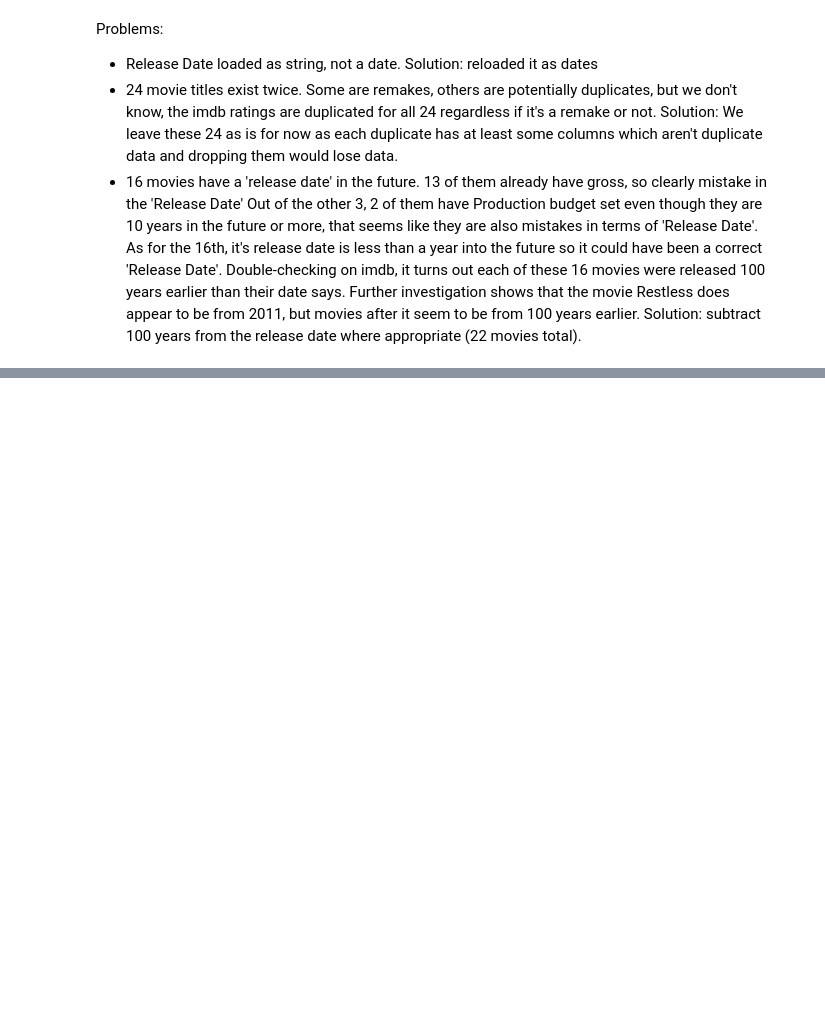
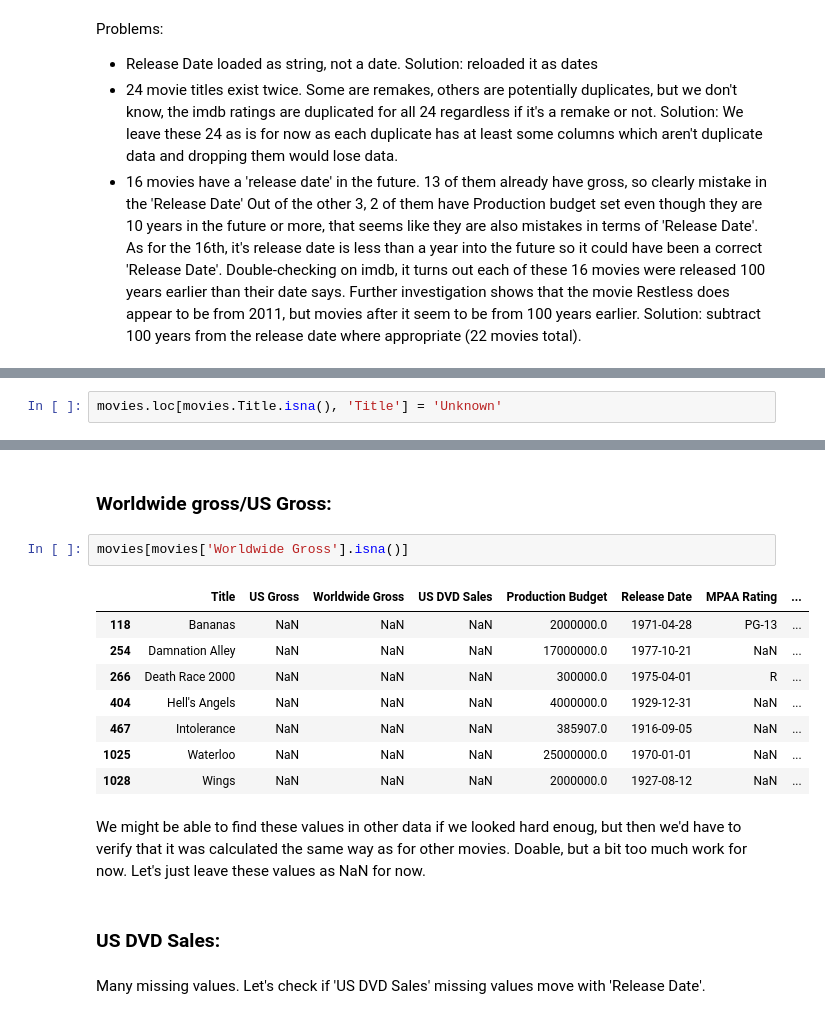
Before and after one commit to jakobschonberg/lexicon, a Jupyter notebook: Data_Analysis_Visualization/Project_Movies/movies.ipynb, the cells around one changed output, grey strips where cells are left out. Saved outputs shown, nothing was run; the diff lists cells and outputs as text; blank space fills up the shorter version.

Commit message:
da_project missing and merge

```diff
--- a/Data_Analysis_Visualization/Project_Movies/movies.ipynb
+++ b/Data_Analysis_Visualization/Project_Movies/movies.ipynb
@@ -236,0 +248,2 @@ Problems:
+# %%
+movies.loc[movies.Title.isna(), 'Title'] = 'Unknown'
@@ -236,0 +257,19 @@ Problems:
+# %% [markdown]
+### Worldwide gross/US Gross:
+# %%
+movies[movies['Worldwide Gross'].isna()]
+# %% [output]
+|  | Title | US Gross | Worldwide Gross | US DVD Sales | Production Budget | Release Date | MPAA Rating | ... |
+| 118 | Bananas | NaN | NaN | NaN | 2000000.0 | 1971-04-28 | PG-13 | ... |
+| 254 | Damnation Alley | NaN | NaN | NaN | 17000000.0 | 1977-10-21 | NaN | ... |
+| 266 | Death Race 2000 | NaN | NaN | NaN | 300000.0 | 1975-04-01 | R | ... |
+| 404 | Hell's Angels | NaN | NaN | NaN | 4000000.0 | 1929-12-31 | NaN | ... |
+| 467 | Intolerance | NaN | NaN | NaN | 385907.0 | 1916-09-05 | NaN | ... |
+| 1025 | Waterloo | NaN | NaN | NaN | 25000000.0 | 1970-01-01 | NaN | ... |
+| 1028 | Wings | NaN | NaN | NaN | 2000000.0 | 1927-08-12 | NaN | ... |
+# %% [markdown]
+We might be able to find these values in other data if we looked hard enoug, but then we'd have to verify that it was calculated the same way as for other movies. Doable, but a bit too much work for now. Let's just leave these values as NaN for now.
+# %% [markdown]
+### US DVD Sales:
+# %% [markdown]
+Many missing values. Let's check if 'US DVD Sales' missing values move with 'Release Date'.
```
Also changed, not shown: parts of 25 cells of this notebook.
